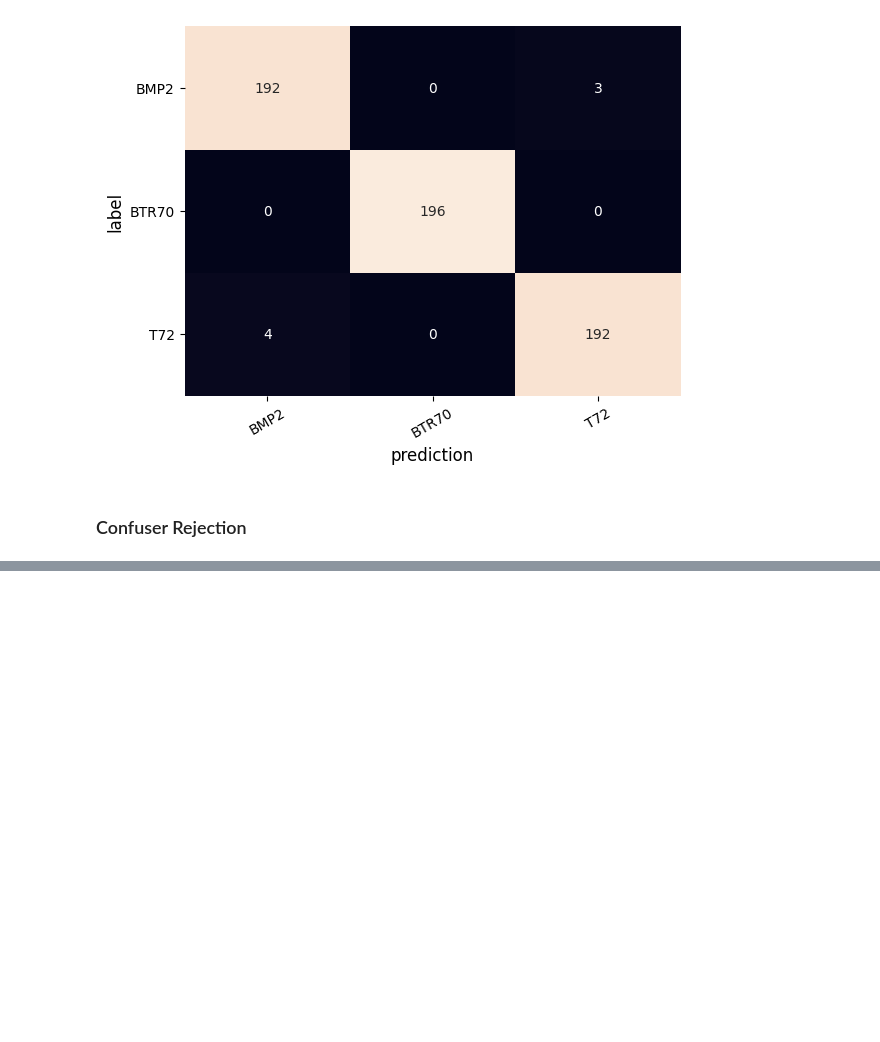
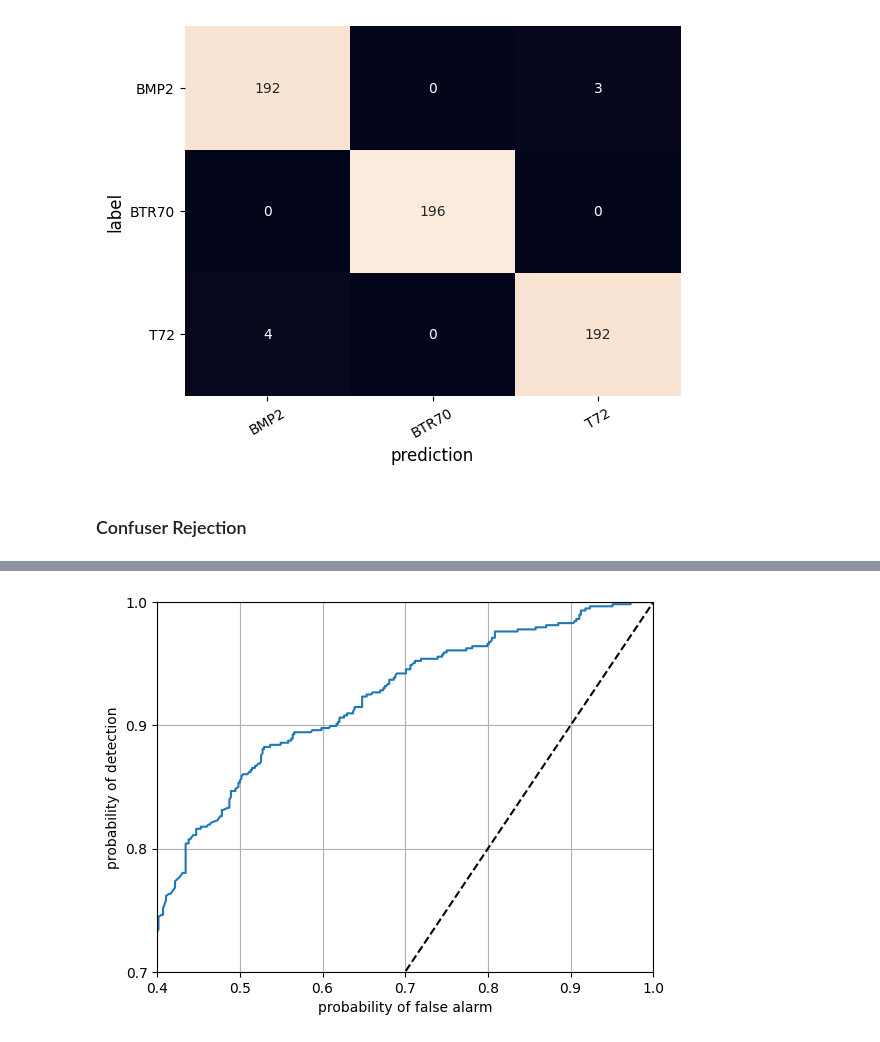
Before and after one commit to jangsoopark/AConvNet-pytorch, a Jupyter notebook: notebook/experiments-CR.ipynb, the cells around one changed output, grey strips where cells are left out. Cells and saved outputs as stored; diff of their text form; code cells hidden in the pictures; blank space fills up the shorter version.

```diff
--- a/notebook/experiments-CR.ipynb
+++ b/notebook/experiments-CR.ipynb
@@ -250,0 +249,12 @@ plt.grid(True)
+# %%
+plt.plot([0, 1], [0, 1], linestyle='--', markersize=0.01, color='black')
+plt.plot(fa, d)
+plt.xlabel('probability of false alarm')
+plt.ylabel('probability of detection')
+plt.xticks(np.arange(0., 1.1, 0.1))
+plt.yticks(np.arange(0., 1.1, 0.1))
+plt.xlim(0.4, 1.0)
+plt.ylim(0.7, 1.0)
+plt.grid(True)
+# %% [output]
+[figure, added]
```
Also changed, not shown: parts of 2 cells of this notebook, 1 other file.
